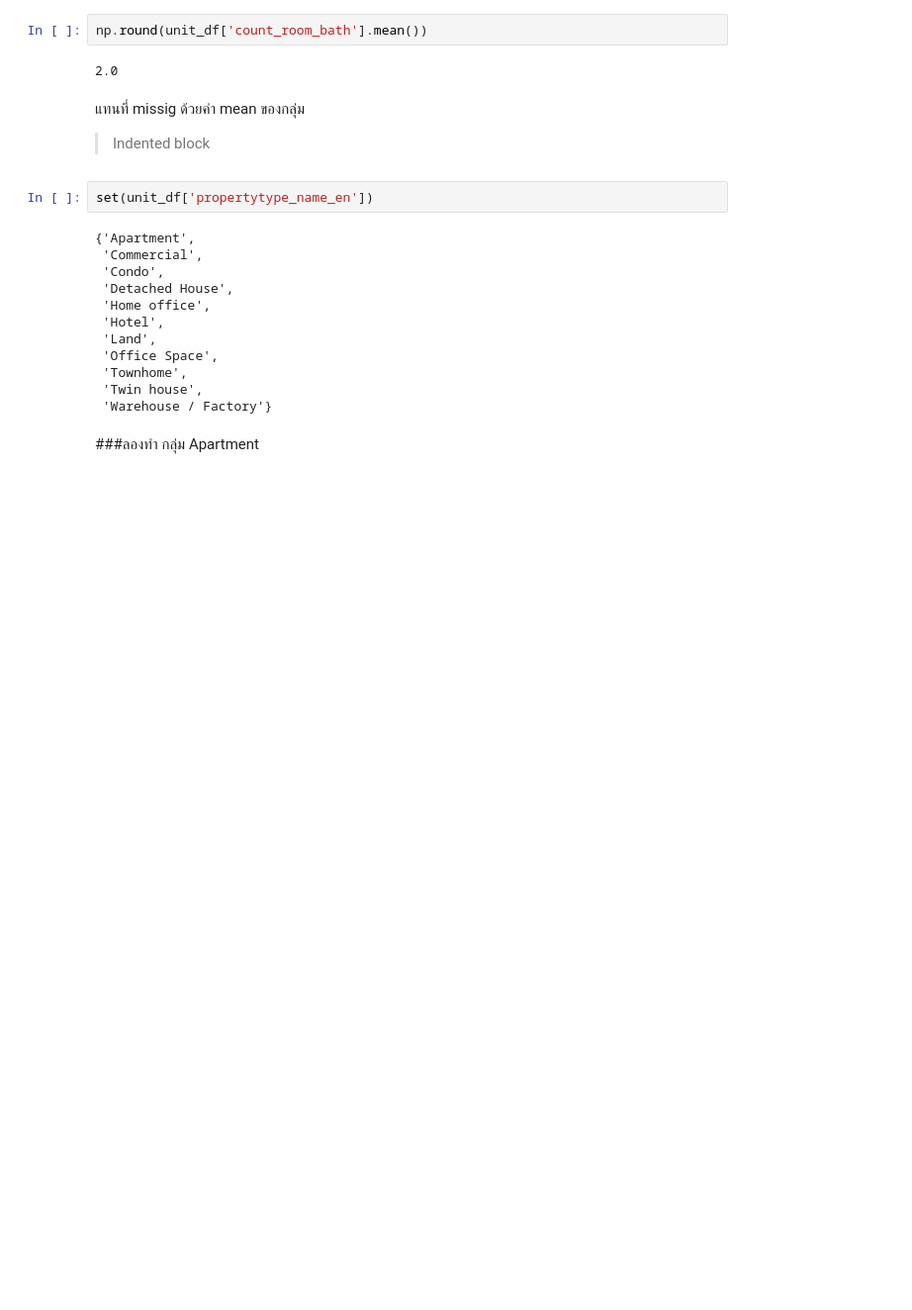
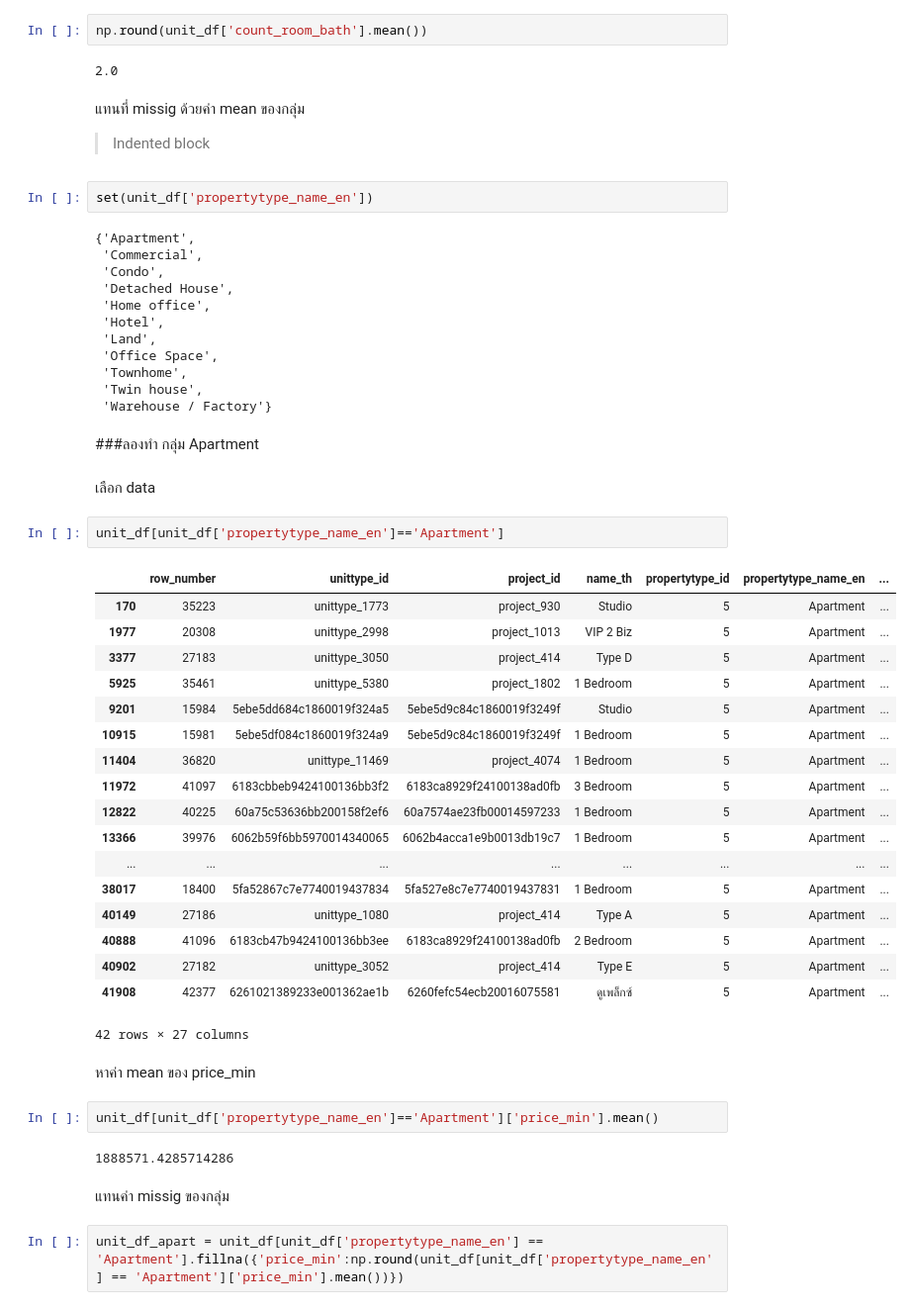
Before and after one commit to Phruetti/DPDM65, a Jupyter notebook: preprocessing.ipynb, the cells around one changed output. Shown at 99% size. Drawn from its saved outputs; the diff is of its cells as text; blank space fills up the shorter version.

Commit message:
แทนค่า missig ของกลุ่ม 07/09/65

```diff
--- a/preprocessing.ipynb
+++ b/preprocessing.ipynb
@@ -320,3 +320,36 @@ set(unit_df['propertytype_name_en'])
  'Warehouse / Factory'}
 # %% [markdown]
 ###ลองทำ กลุ่ม Apartment
+# %% [markdown]
+เลือก data
+# %%
+unit_df[unit_df['propertytype_name_en']=='Apartment']
+# %% [output]
+|  | row_number | unittype_id | project_id | name_th | propertytype_id | propertytype_name_en | ... |
+| 170 | 35223 | unittype_1773 | project_930 | Studio | 5 | Apartment | ... |
+| 1977 | 20308 | unittype_2998 | project_1013 | VIP 2 Biz | 5 | Apartment | ... |
+| 3377 | 27183 | unittype_3050 | project_414 | Type D | 5 | Apartment | ... |
+| 5925 | 35461 | unittype_5380 | project_1802 | 1 Bedroom | 5 | Apartment | ... |
+| 9201 | 15984 | 5ebe5dd684c1860019f324a5 | 5ebe5d9c84c1860019f3249f | Studio | 5 | Apartment | ... |
+| 10915 | 15981 | 5ebe5df084c1860019f324a9 | 5ebe5d9c84c1860019f3249f | 1 Bedroom | 5 | Apartment | ... |
+| 11404 | 36820 | unittype_11469 | project_4074 | 1 Bedroom | 5 | Apartment | ... |
+| 11972 | 41097 | 6183cbbeb9424100136bb3f2 | 6183ca8929f24100138ad0fb | 3 Bedroom | 5 | Apartment | ... |
+| 12822 | 40225 | 60a75c53636bb200158f2ef6 | 60a7574ae23fb00014597233 | 1 Bedroom | 5 | Apartment | ... |
+| 13366 | 39976 | 6062b59f6bb5970014340065 | 6062b4acca1e9b0013db19c7 | 1 Bedroom | 5 | Apartment | ... |
+| ... | ... | ... | ... | ... | ... | ... | ... |
+| 38017 | 18400 | 5fa52867c7e7740019437834 | 5fa527e8c7e7740019437831 | 1 Bedroom | 5 | Apartment | ... |
+| 40149 | 27186 | unittype_1080 | project_414 | Type A | 5 | Apartment | ... |
+| 40888 | 41096 | 6183cb47b9424100136bb3ee | 6183ca8929f24100138ad0fb | 2 Bedroom | 5 | Apartment | ... |
+| 40902 | 27182 | unittype_3052 | project_414 | Type E | 5 | Apartment | ... |
+| 41908 | 42377 | 6261021389233e001362ae1b | 6260fefc54ecb20016075581 | ดูเพล็กซ์ | 5 | Apartment | ... |
+42 rows × 27 columns
+# %% [markdown]
+หาค่า mean ของ price_min
+# %%
+unit_df[unit_df['propertytype_name_en']=='Apartment']['price_min'].mean()
+# %% [output]
+1888571.4285714286
+# %% [markdown]
+แทนค่า missig ของกลุ่ม
+# %%
+unit_df_apart = unit_df[unit_df['propertytype_name_en'] == 'Apartment'].fillna({'price_min':np.round(unit_df[unit_df['propertytype_name_en'] == 'Apartment']['price_min'].mean())})
```
Also changed, not shown: parts of 12 cells of this notebook.
